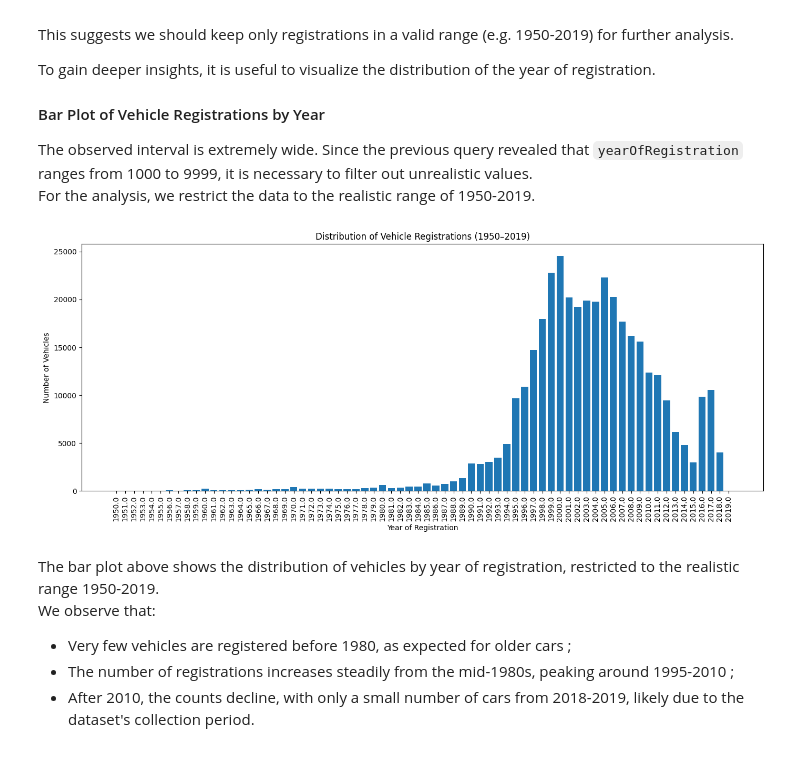
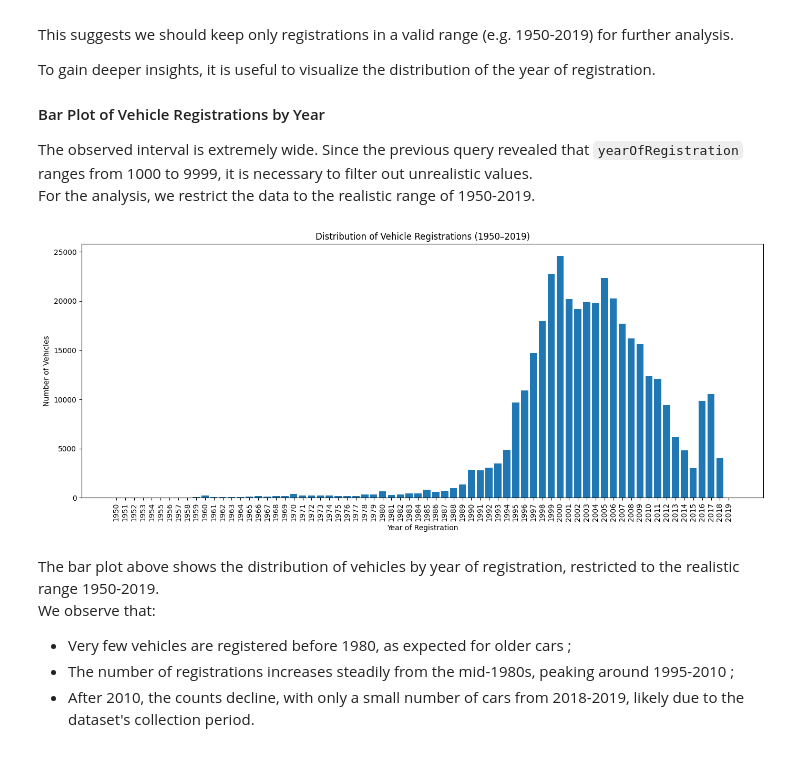
Before and after one commit to auduvignac/Data_Lakehouse, a Jupyter notebook: notebooks/project/delta_lake_usecase.ipynb, the cells around one changed output. Saved outputs shown, nothing was run; the diff lists cells and outputs as text; code cells hidden in the pictures.

```diff
--- a/notebooks/project/delta_lake_usecase.ipynb
+++ b/notebooks/project/delta_lake_usecase.ipynb
@@ -339,31 +371,39 @@ To gain deeper insights, it is useful to visualize the distribution of the year
 The observed interval is extremely wide. Since the previous query revealed that `yearOfRegistration` ranges from 1000 to 9999, it is necessary to filter out unrealistic values.
 For the analysis, we restrict the data to the realistic range of 1950-2019.
 # %%
-import matplotlib.pyplot as plt
-
+sc.setJobDescription(
+    "[Phase 0] Count vehicles grouped by yearOfRegistration in raw_vehiculePrices [plot]"
+)
 # Run the query and convert to Pandas for plotting
-df_years = spark.sql("""
+query = """
 SELECT yearOfRegistration, count(*) as count
 FROM raw_vehiculePrices
 GROUP BY yearOfRegistration
 ORDER BY yearOfRegistration
-""").toPandas()
+"""
+df_years = spark.sql(query).toPandas()
 
 # Filter unrealistic years, e.g. keep only 1950–2019
-df_years = df_years[(df_years["yearOfRegistration"] >= 1950) &
-                    (df_years["yearOfRegistration"] <= 2019)]
+df_years = df_years[
+    (df_years["yearOfRegistration"] >= 1950)
+    & (df_years["yearOfRegistration"] <= 2019)
+]
+
+# Convert yearOfRegistration from float (e.g. 1977.0) to integer (1977) for
+# cleaner axis labels
+df_years["yearOfRegistration"] = df_years["yearOfRegistration"].astype(int)
 
 # Plot
-plt.figure(figsize=(14,6))
+plt.figure(figsize=(14, 6))
 plt.bar(df_years["yearOfRegistration"].astype(str), df_years["count"])
 plt.xticks(rotation=90)
 plt.xlabel("Year of Registration")
 plt.ylabel("Number of Vehicles")
 plt.title("Distribution of Vehicle Registrations (1950–2019)")
 plt.tight_layout()
 plt.show()
 # %% [output]
-[figure, old version]
+[figure, new version]
 # %% [markdown]
 The bar plot above shows the distribution of vehicles by year of registration, restricted to the realistic range 1950-2019.
 We observe that:
```
Also changed, not shown: parts of 52 cells of this notebook.
